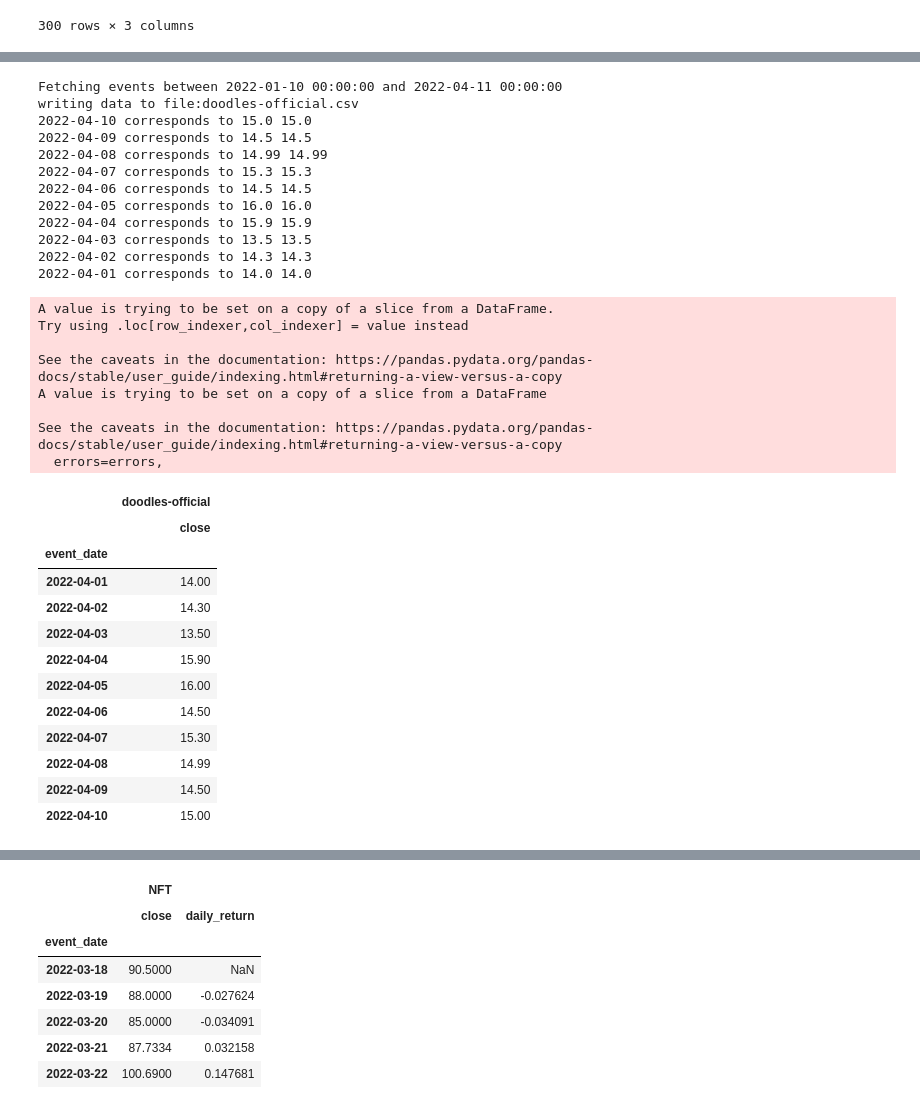
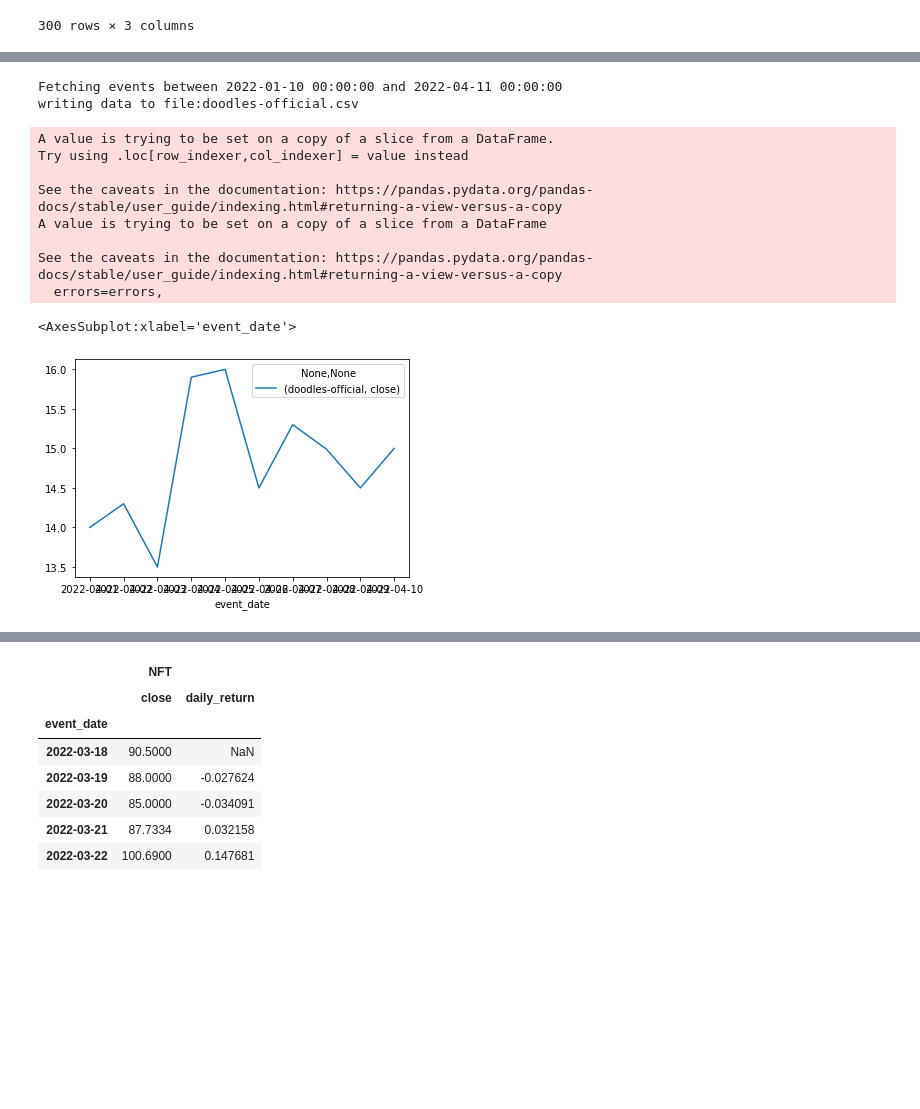
Before and after one commit to sameerlakhe/NFTPriceTrackerAndForecaster, a Jupyter notebook: nft_tracker.ipynb, the cells around one changed output, grey strips where cells are left out. Drawn from its saved outputs; the diff is of its cells as text; code cells hidden in the pictures; blank space fills up the shorter version.

```diff
--- a/nft_tracker.ipynb
+++ b/nft_tracker.ipynb
@@ -326,50 +352,29 @@ See the caveats in the documentation: https://pandas.pydata.org/pandas-docs/stab
 # %%
 collection_slug = "doodles-official"
 file_name = collection_slug + '.csv'
 
 df_doodles = fetch_data_and_get_floor_sales_price(event_url,
                                          start_date,
                                          end_date,
                                          event_type,
                                          collection_slug,
                                          limit,
                                          file_name)
 
-df_doodles
+df_doodles.plot()
 # %% [output]
 Fetching events between 2022-01-10 00:00:00 and 2022-04-11 00:00:00
 writing data to file:doodles-official.csv
-2022-04-10 corresponds to 15.0 15.0
-2022-04-09 corresponds to 14.5 14.5
-2022-04-08 corresponds to 14.99 14.99
-2022-04-07 corresponds to 15.3 15.3
-2022-04-06 corresponds to 14.5 14.5
-2022-04-05 corresponds to 16.0 16.0
-2022-04-04 corresponds to 15.9 15.9
-2022-04-03 corresponds to 13.5 13.5
-2022-04-02 corresponds to 14.3 14.3
-2022-04-01 corresponds to 14.0 14.0
 A value is trying to be set on a copy of a slice from a DataFrame.
 Try using .loc[row_indexer,col_indexer] = value instead
 
 See the caveats in the documentation: https://pandas.pydata.org/pandas-docs/stable/user_guide/indexing.html#returning-a-view-versus-a-copy
 A value is trying to be set on a copy of a slice from a DataFrame
 
 See the caveats in the documentation: https://pandas.pydata.org/pandas-docs/stable/user_guide/indexing.html#returning-a-view-versus-a-copy
   errors=errors,
-|  | doodles-official |
-|  | close |
-| event_date |  |
-| 2022-04-01 | 14.00 |
-| 2022-04-02 | 14.30 |
-| 2022-04-03 | 13.50 |
-| 2022-04-04 | 15.90 |
-| 2022-04-05 | 16.00 |
-| 2022-04-06 | 14.50 |
-| 2022-04-07 | 15.30 |
-| 2022-04-08 | 14.99 |
-| 2022-04-09 | 14.50 |
-| 2022-04-10 | 15.00 |
+<AxesSubplot:xlabel='event_date'>
+[figure, added]
 # %%
 #prepare the datafame for Monte Carlo simulation
 
```
Also changed, not shown: parts of 21 cells of this notebook, 5 other files.
